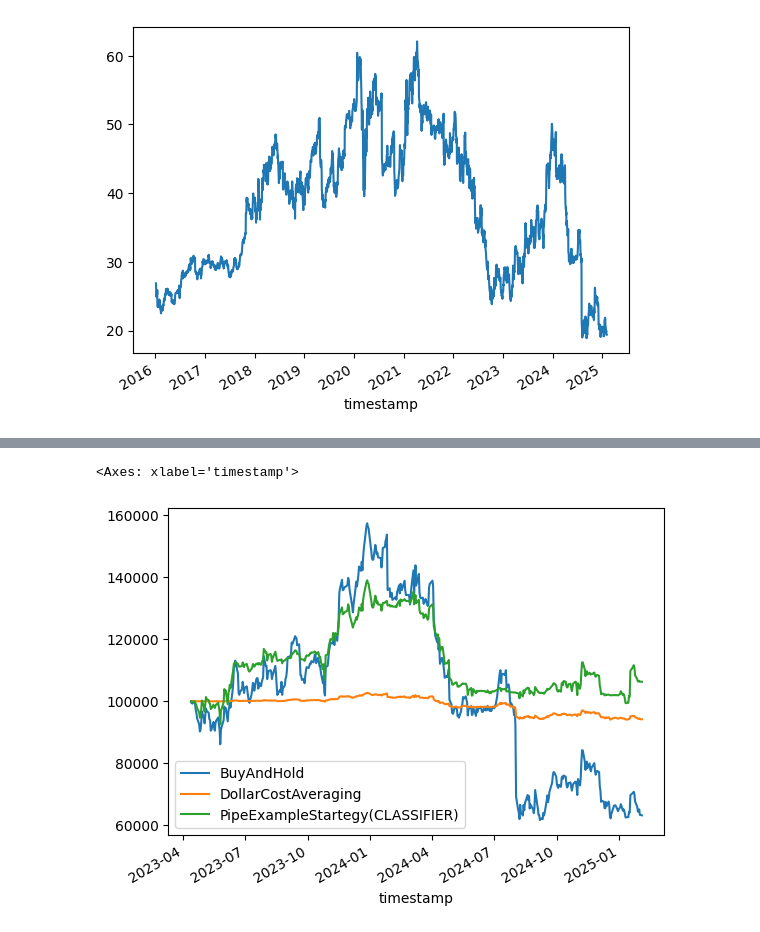
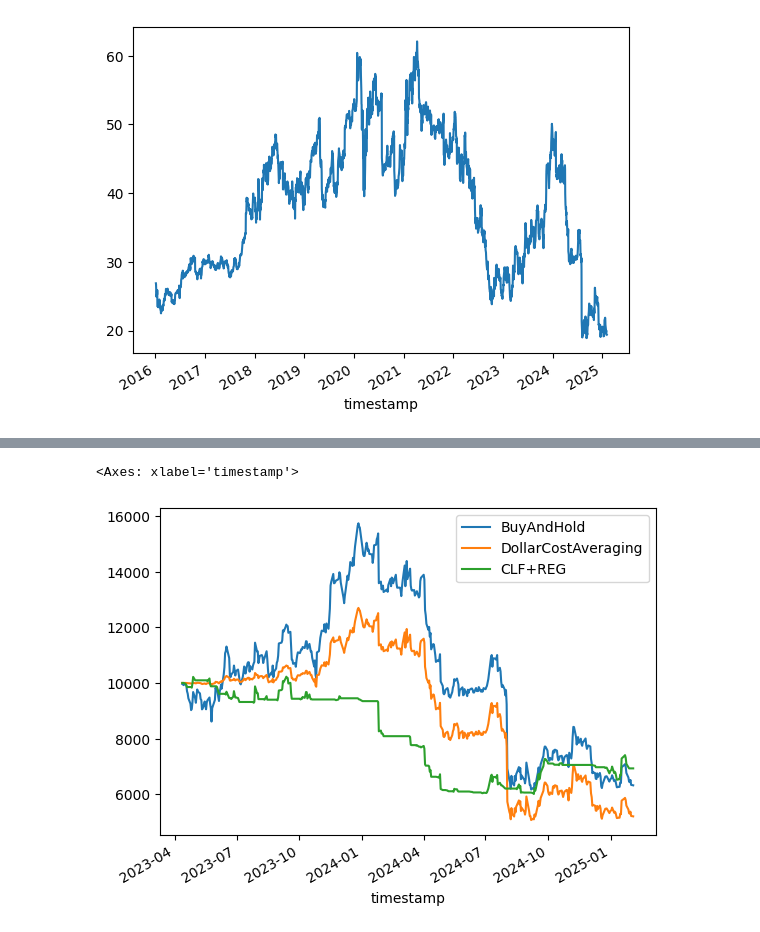
Before and after one commit to AxelGard/cira-examples, a Jupyter notebook: pipes.ipynb, the cells around one changed output, grey strips where cells are left out. Saved outputs shown, nothing was run; the diff lists cells and outputs as text; code cells hidden in the pictures.

Commit message:
worked on pipes

```diff
--- a/pipes.ipynb
+++ b/pipes.ipynb
@@ -270,23 +270,26 @@ from tqdm import tqdm
 
 
 class MultiPipeExampleStartegy(cira.strategy.Strategy):
-    def __init__(self, pipeline_1: Pipeline, pipeline_2: Pipeline):
-        super().__init__(name="PipeExampleStartegy(CLASSIFIER)")
+    def __init__(self, pipeline_1: Pipeline, pipeline_2: Pipeline, allocation_threshold=0.005):
+        super().__init__(name="CLF+REG")
         self.pipeline_1 = pipeline_1
         self.pipeline_2 = pipeline_2
+        self.allocation_threshold = allocation_threshold
+        self.actions = []
 
     def iterate(self, feature_data: DataFrame, prices: DataFrame, portfolio: ndarray, cash:float) -> ndarray:
         y_pred_1 = self.pipeline_1.predict(feature_data)
         action = 0
         if y_pred_1[-1] == "Buy":
-            action = cash * self.pipeline_2.predict(feature_data)[-1] / prices.values[-1][0]
+            action = min((cash * self.pipeline_2.predict(feature_data)[-1]) / prices.values[-1][0], cash * self.allocation_threshold)
         elif y_pred_1[-1] == "Sell" and portfolio[-1] > 0:
-            action = - self.pipeline_2.predict(feature_data)[-1]
+            action = max(- self.pipeline_2.predict(feature_data)[-1] * portfolio[-1], -cash * self.allocation_threshold)
+        self.actions.append(action)
         return np.array([action]).astype(float)
 # %%
-strat_2 = MultiPipeExampleStartegy(classification_pipeline, regression_pipeline)
+strat = MultiPipeExampleStartegy(classification_pipeline, regression_pipeline, 0.05)
 # %%
-cira.strategy.multi_strategy_backtest([cira.strategy.ByAndHold(), cira.strategy.DollarCostAveraging(1), strat], pd.DataFrame(X_test, columns=features), X_test_price.to_frame(), 100_000).plot()
+cira.strategy.multi_strategy_backtest([cira.strategy.ByAndHold(), cira.strategy.DollarCostAveraging(1), strat], pd.DataFrame(X_test, columns=features), X_test_price.to_frame(), 10_000).plot()
 # %% [output]
 <Axes: xlabel='timestamp'>
-[figure, old version]
+[figure, new version]
```
Also changed, not shown: parts of 3 cells of this notebook, 1 other file.
